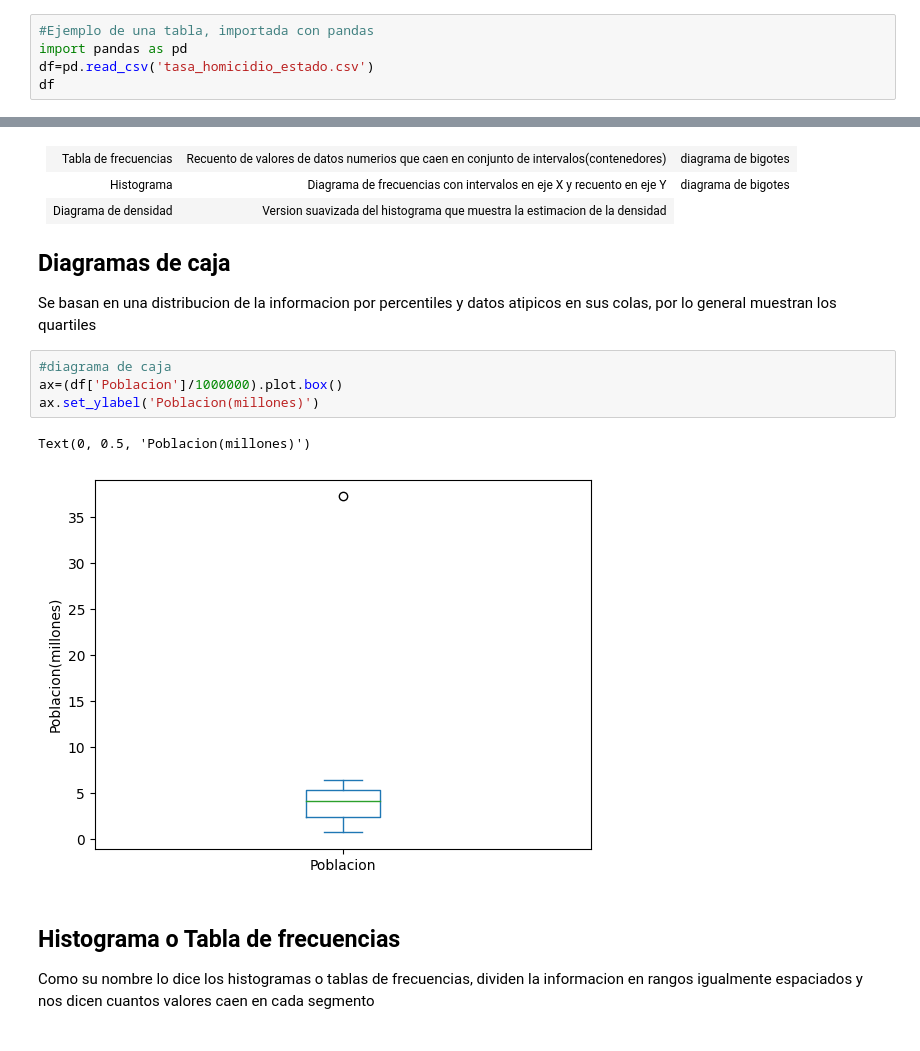
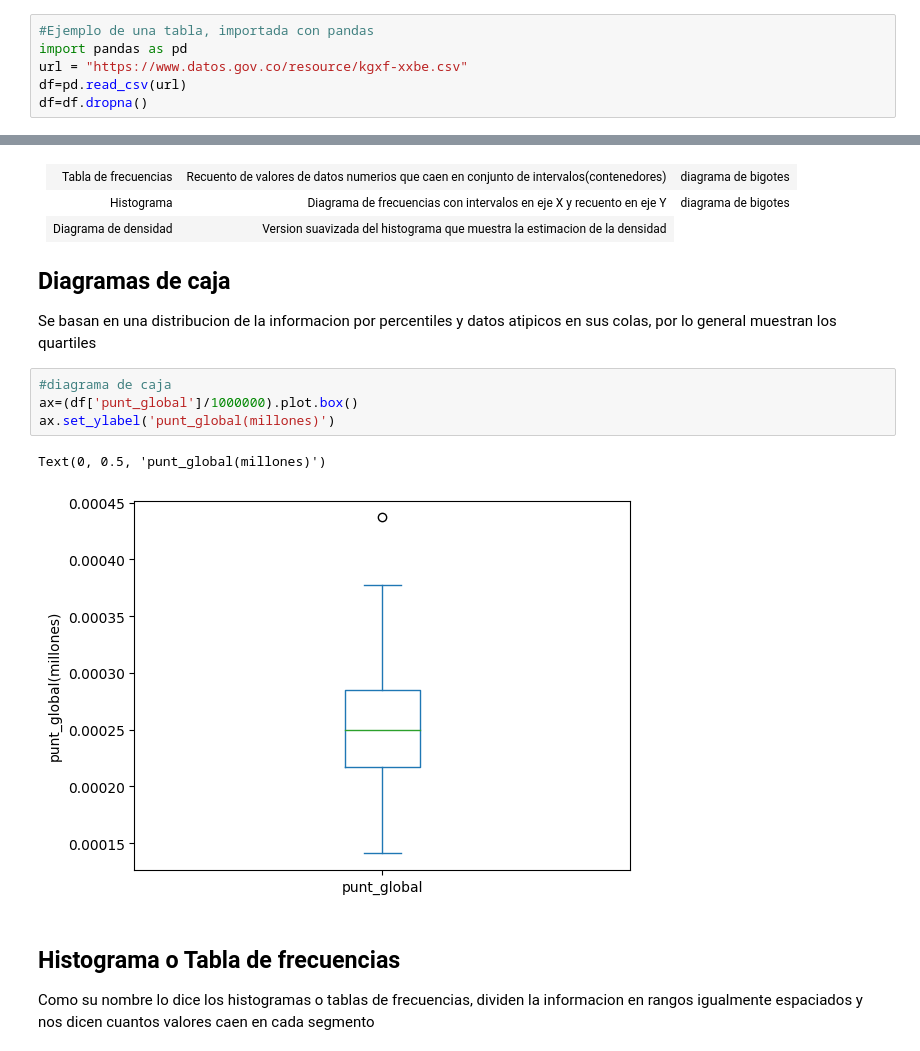
Before and after one commit to anfisbena/EstadisticaPracticaParaCienciaDeDatos, a Jupyter notebook: libro.ipynb, the cells around one changed output, grey strips where cells are left out. Drawn from its saved outputs; the diff is of its cells as text.

```diff
--- a/libro.ipynb
+++ b/libro.ipynb
@@ -80,5 +80,6 @@ Se identifican asi los datos en dos dimensiones como las tablas, estos tienen lo
 # %%
 #Ejemplo de una tabla, importada con pandas
 import pandas as pd
-df=pd.read_csv('tasa_homicidio_estado.csv')
-df
+url = "https://www.datos.gov.co/resource/kgxf-xxbe.csv"
+df=pd.read_csv(url)
+df=df.dropna()
@@ -287,11 +278,11 @@ Explorar graficamene como se distribuyen los datos de la muestra
 Se basan en una distribucion de la informacion por percentiles y datos atipicos en sus colas, por lo general muestran los quartiles
 # %%
 #diagrama de caja
-ax=(df['Poblacion']/1000000).plot.box()
-ax.set_ylabel('Poblacion(millones)')
+ax=(df['punt_global']/1000000).plot.box()
+ax.set_ylabel('punt_global(millones)')
 # %% [output]
-Text(0, 0.5, 'Poblacion(millones)')
+Text(0, 0.5, 'punt_global(millones)')
-[figure, old version]
+[figure, new version]
 # %% [markdown]
 <h2>Histograma o Tabla de frecuencias</h2>
 Como su nombre lo dice los histogramas o tablas de frecuencias, dividen la informacion en rangos igualmente espaciados y nos dicen cuantos valores caen en cada segmento
```
Also changed, not shown: parts of 12 cells of this notebook.
